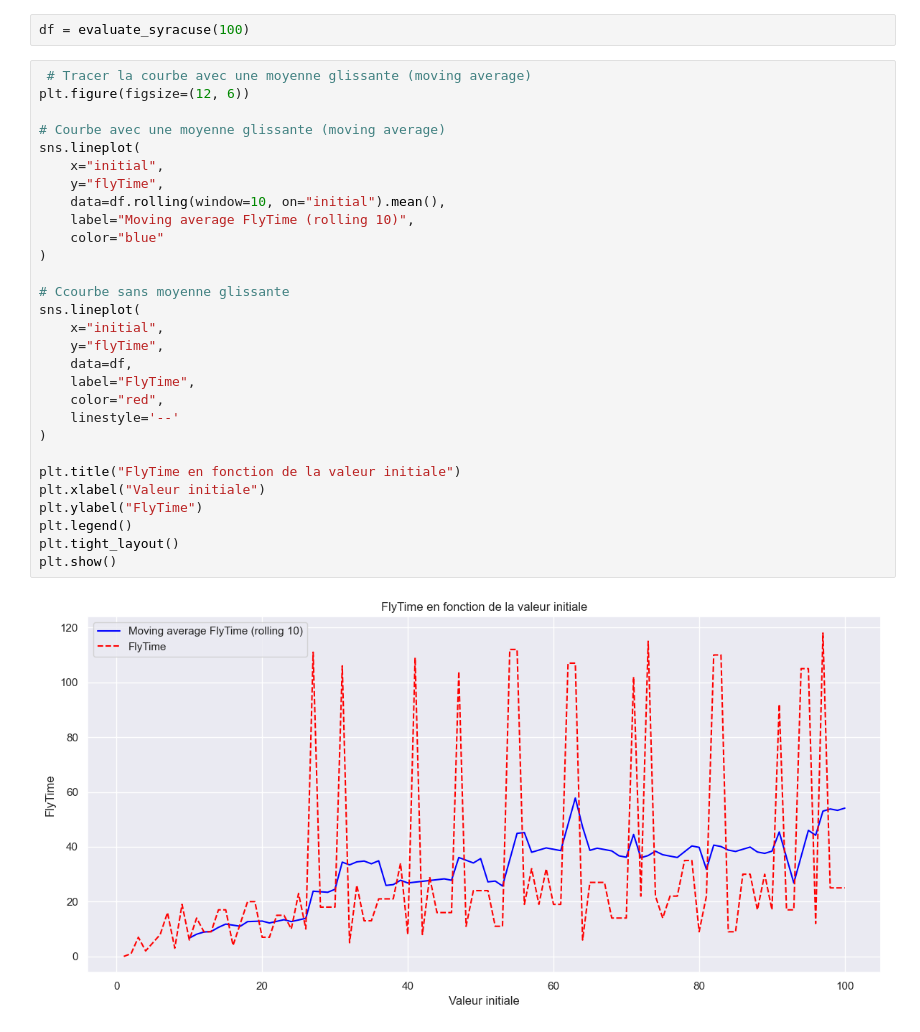
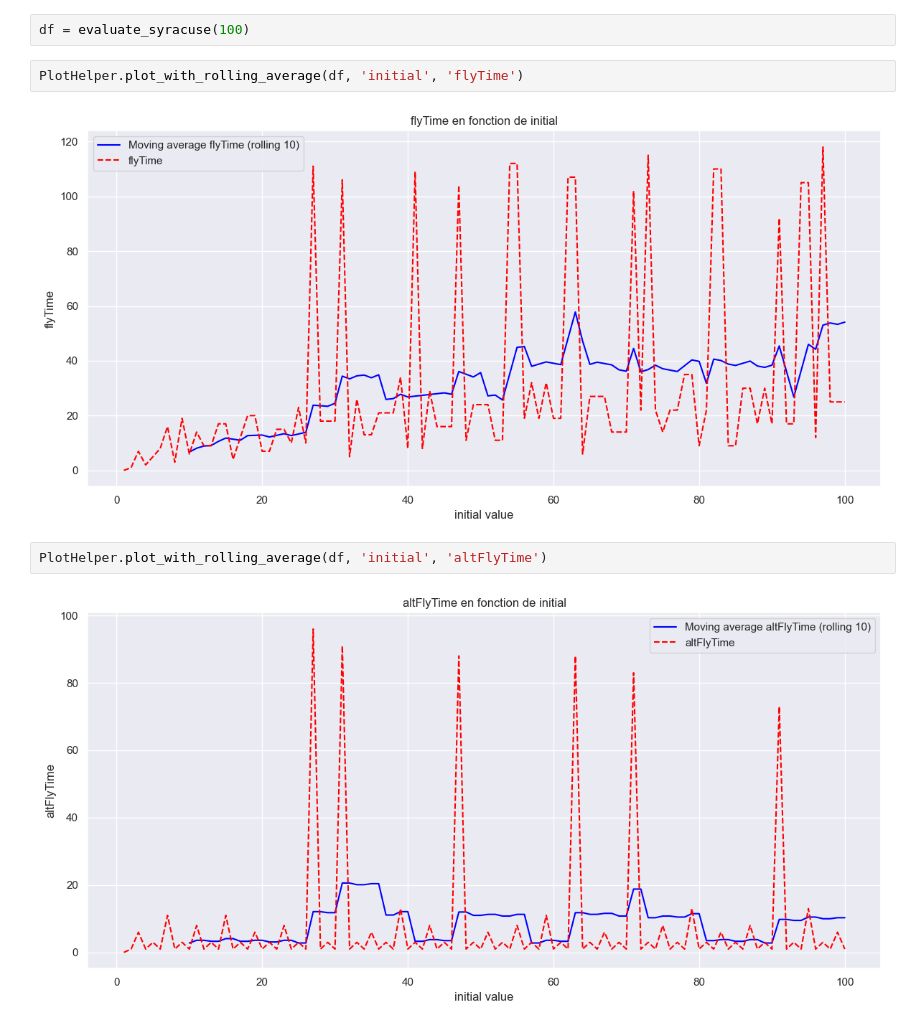
Before and after one commit to TristanRib/Mathorium, a Jupyter notebook: src/maths/Syracuse.ipynb, the cells around one changed output. Drawn from its saved outputs; the diff is of its cells as text.

```diff
--- a/src/maths/Syracuse.ipynb
+++ b/src/maths/Syracuse.ipynb
@@ -52,33 +56,10 @@ def evaluate_syracuse(n: int) -> pd.DataFrame:
 # %%
 df = evaluate_syracuse(100)
 # %%
- # Tracer la courbe avec une moyenne glissante (moving average)
-plt.figure(figsize=(12, 6))
-
-# Courbe avec une moyenne glissante (moving average)
-sns.lineplot(
-    x="initial",
-    y="flyTime",
-    data=df.rolling(window=10, on="initial").mean(),
-    label="Moving average FlyTime (rolling 10)",
-    color="blue"
-)
-
-# Ccourbe sans moyenne glissante
-sns.lineplot(
-    x="initial",
-    y="flyTime",
-    data=df,
-    label="FlyTime",
-    color="red",
-    linestyle='--'
-)
-
-plt.title("FlyTime en fonction de la valeur initiale")
-plt.xlabel("Valeur initiale")
-plt.ylabel("FlyTime")
-plt.legend()
-plt.tight_layout()
-plt.show()
+PlotHelper.plot_with_rolling_average(df, 'initial', 'flyTime')
 # %% [output]
-[figure, old version]
+[figure, new version]
+# %%
+PlotHelper.plot_with_rolling_average(df, 'initial', 'altFlyTime')
+# %% [output]
+[figure, added]
```
Also changed, not shown: parts of 4 cells of this notebook, 1 other file.
